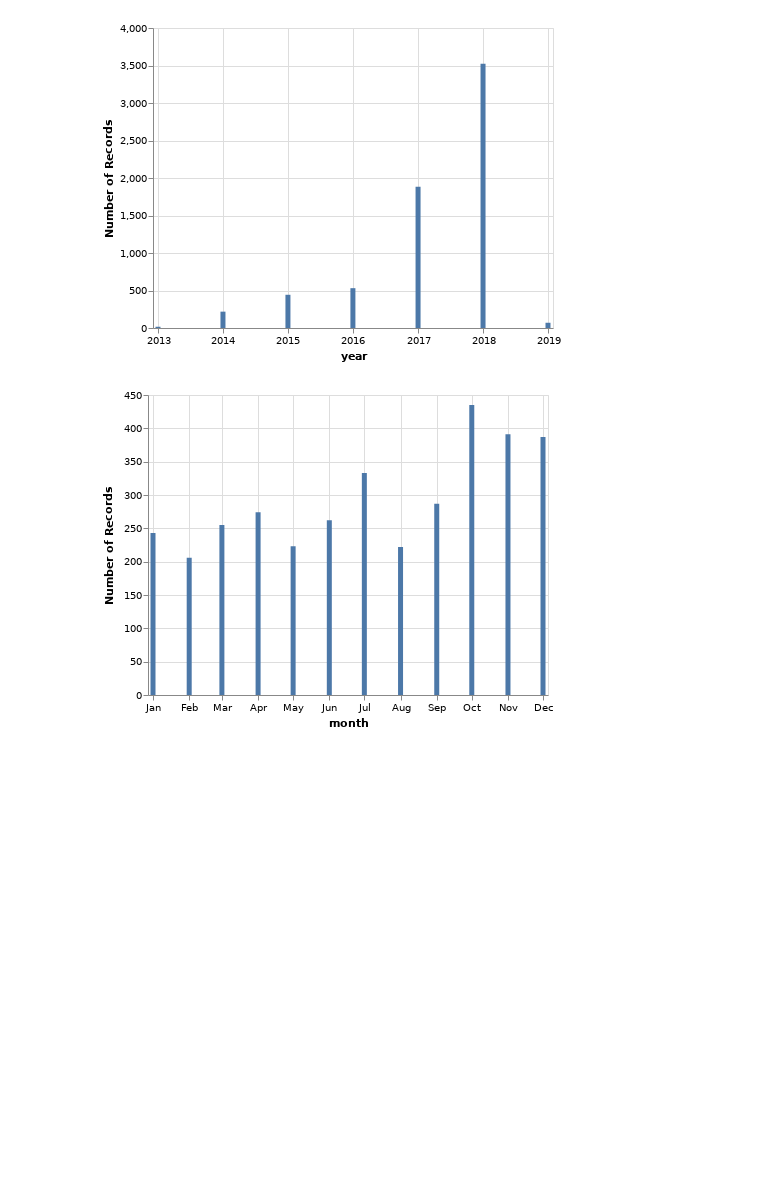
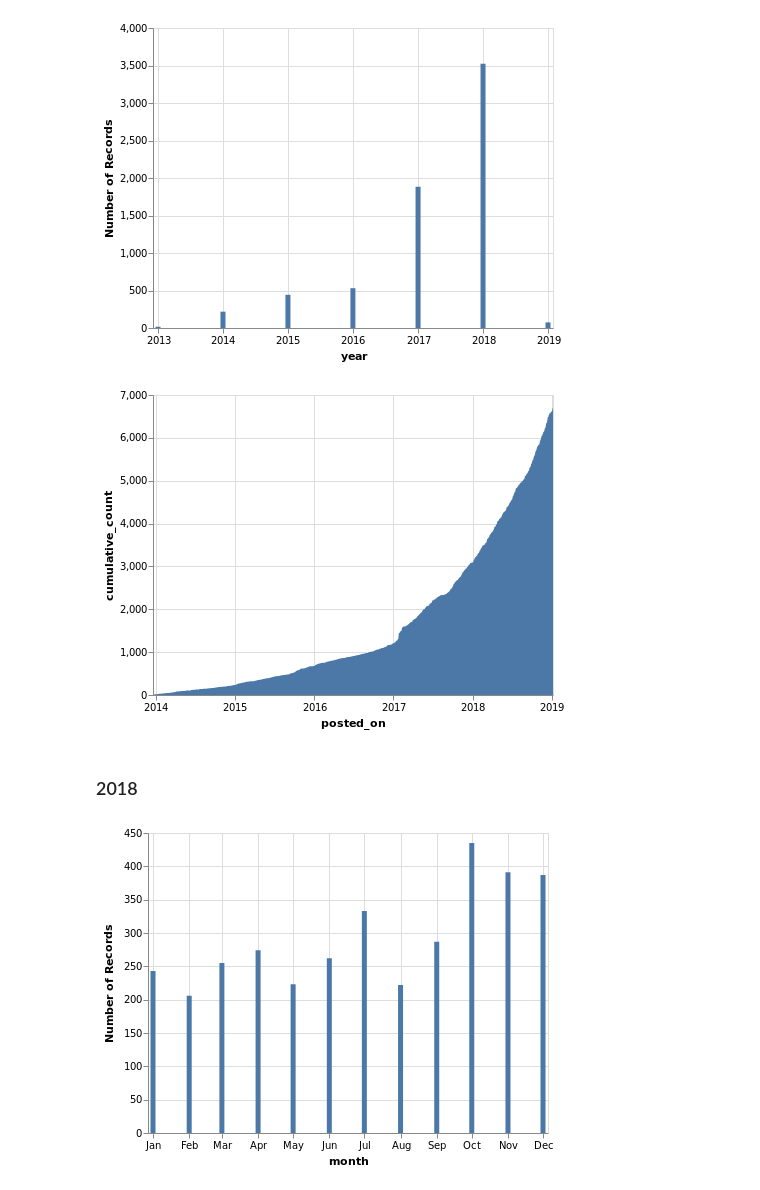
Before and after one commit to taniki/notebooks, a Jupyter notebook: data.gouv.fr/pilotage/discussions.ipynb, the cells around one changed output. Cells and saved outputs as stored; diff of their text form; code cells hidden in the pictures; blank space fills up the shorter version.

```diff
--- a/data.gouv.fr/pilotage/discussions.ipynb
+++ b/data.gouv.fr/pilotage/discussions.ipynb
@@ -98,6 +108,18 @@ alt.Chart(messages).mark_bar().encode(
 )
 # %% [output]
 [figure]
+# %%
+alt.Chart(messages).mark_area().encode(
+    x="posted_on:T",
+    y="cumulative_count:Q"
+).transform_window(
+    window=[{ "op": "count", "field": "count", "as": "cumulative_count"}],
+    sort=[{'field': "posted_on"}]
+)
+# %% [output]
+[figure, added]
+# %% [markdown]
+### 2018
 # %%
 alt.Chart(messages[(messages.posted_on >= '2018-01-01') & (messages.posted_on <= '2018-12-31')]).mark_bar().encode(
     x= alt.X("month:T",
```
Also changed, not shown: parts of 3 cells of this notebook, 5 other files.
